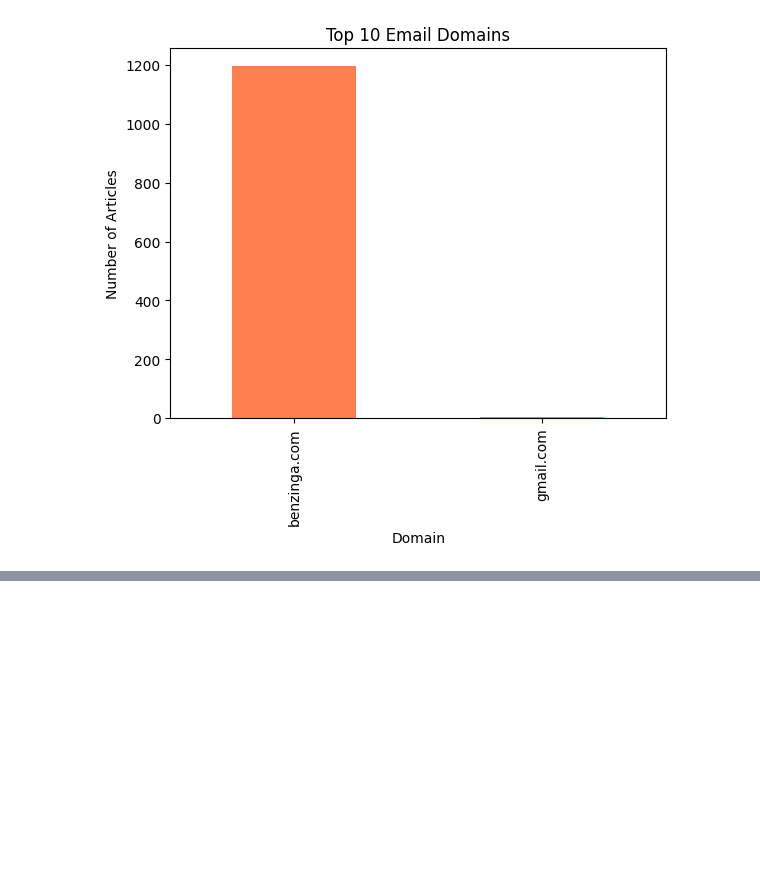
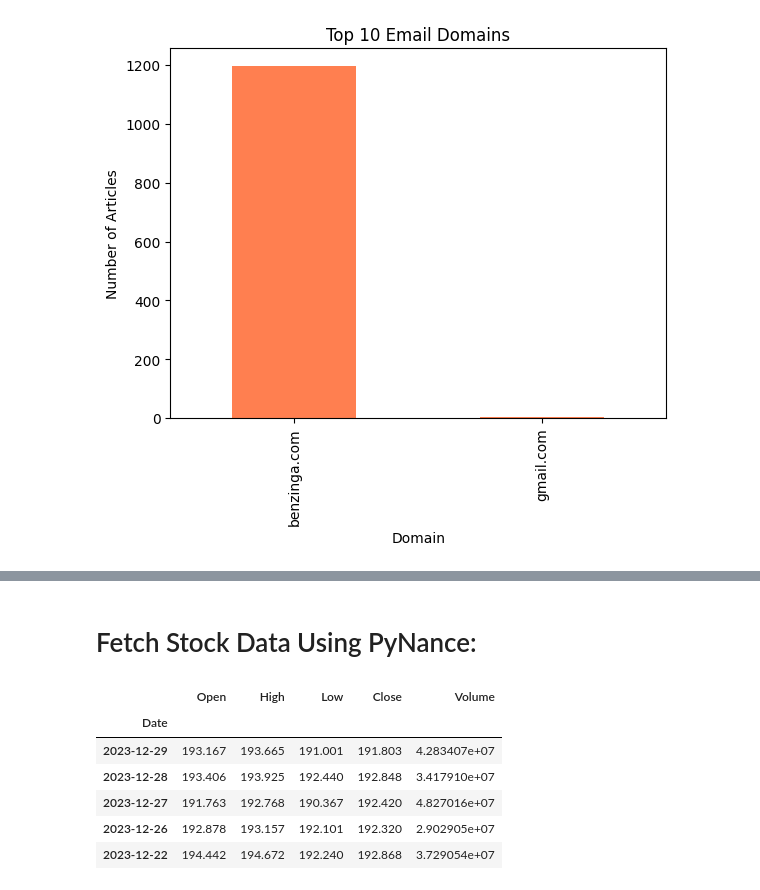
Before and after one commit to masrialx/news-eda-analysis, a Jupyter notebook: notebooks/financial_news_analysis.ipynb, the cells around one changed output, grey strips where cells are left out. Cells and saved outputs as stored; diff of their text form; code cells hidden in the pictures; blank space fills up the shorter version.

Commit message:
Add financial analysis with TA-Lib and PyNance

```diff
--- a/notebooks/financial_news_analysis.ipynb
+++ b/notebooks/financial_news_analysis.ipynb
@@ -227,0 +283,17 @@ Name: count, dtype: int64
+# %% [markdown]
+# Fetch Stock Data Using PyNance:
+# %%
+# Fetch data for the past year
+stock_data = pn.data.get('AAPL', start='2023-01-01', end='2024-01-01')
+
+# Convert to DataFrame and display the first few rows
+df = pd.DataFrame(stock_data)
+df.head()
+# %% [output]
+|  | Open | High | Low | Close | Volume |
+| Date |  |  |  |  |  |
+| 2023-12-29 | 193.167 | 193.665 | 191.001 | 191.803 | 4.283407e+07 |
+| 2023-12-28 | 193.406 | 193.925 | 192.440 | 192.848 | 3.417910e+07 |
+| 2023-12-27 | 191.763 | 192.768 | 190.367 | 192.420 | 4.827016e+07 |
+| 2023-12-26 | 192.878 | 193.157 | 192.101 | 192.320 | 2.902905e+07 |
+| 2023-12-22 | 194.442 | 194.672 | 192.240 | 192.868 | 3.729054e+07 |
```
Also changed, not shown: parts of 16 cells of this notebook.
